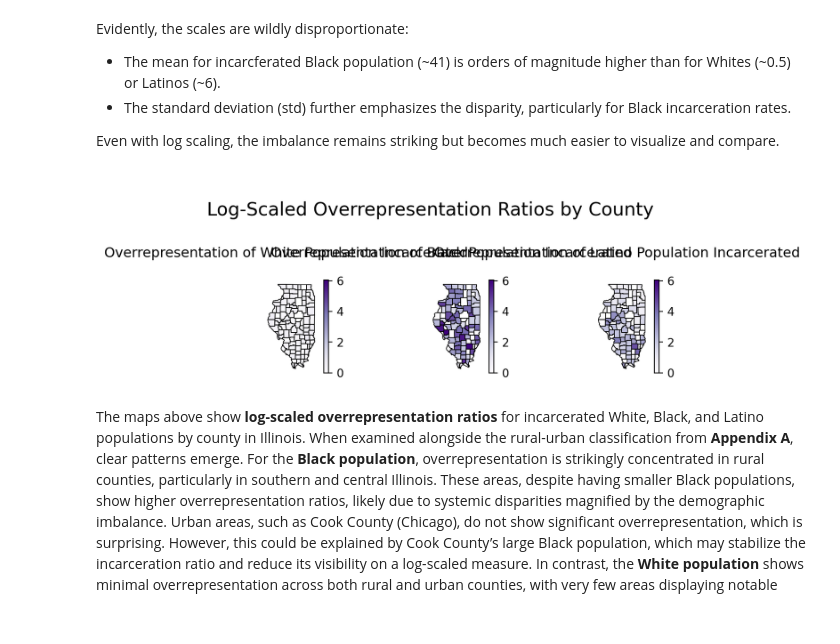
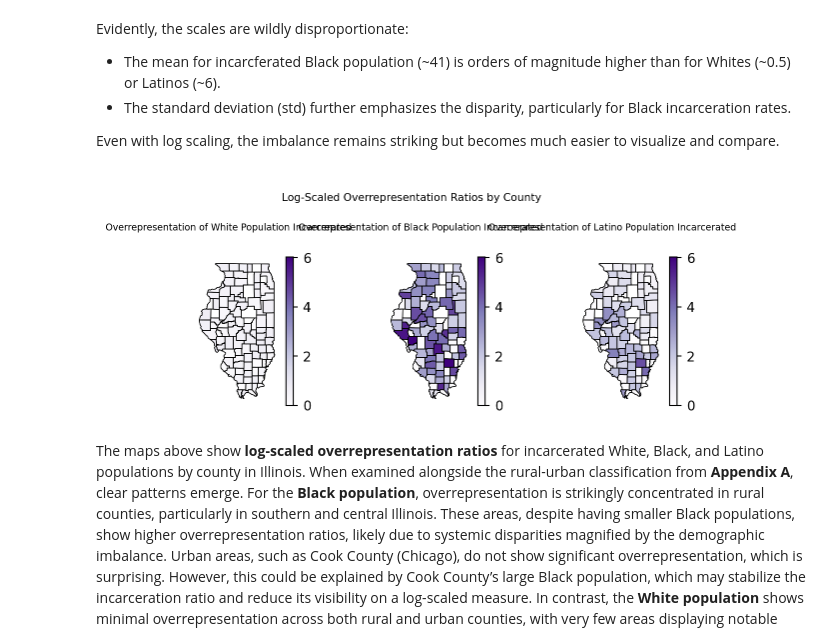
Before and after one commit to courtneyrgreen/chicago-misconduct-analysis, a Jupyter notebook: technical-details/eda/main.ipynb, the cells around one changed output. Saved outputs shown, nothing was run; the diff lists cells and outputs as text; code cells hidden in the pictures.

```diff
--- a/technical-details/eda/main.ipynb
+++ b/technical-details/eda/main.ipynb
@@ -977,7 +975,7 @@ races_to_plot = ["Black", "White", "Hispanic", "Asian"]
 
 # Create subplots
 fig, axes = plt.subplots(
-    2, len(races_to_plot), figsize=(6, 6), constrained_layout=True
+    2, len(races_to_plot), figsize=(20, 20), constrained_layout=True
 )
 
 # Plot each race's data (including Cook County with log scale) on the first row
@@ -1250,34 +1250,34 @@ all_log_ratios = pd.concat(
 # Get global color scale for log values
 vmin, vmax = all_log_ratios.min(), all_log_ratios.max()
 
 # Create subplots
 fig, axes = plt.subplots(1, 3, figsize=(6, 2.5), constrained_layout=True)
 
 # Plot each log-scaled ratio
 for i, ratio in enumerate(ratios_to_plot):
     # BASE LAYER: Plot county boundaries
     illinois_counties.boundary.plot(ax=axes[i], linewidth=0.5, color="black")
 
     # OVERLAY: Plot the log-transformed ratio data
     merged_demographics.plot(
         column=f"log_{ratio}",
         cmap="Purples",
         linewidth=0.5,
         edgecolor="black",
         ax=axes[i],
         legend=True,
         vmin=vmin,  # Global log scale min
         vmax=vmax,  # Global log scale max
     )
 
     # Centered titles
-    axes[i].set_title(titles[i], fontsize=12, loc="center", pad=20, x=0.4)
+    axes[i].set_title(titles[i], fontsize=7, loc="center", pad=20, x=0.4)
 
     axes[i].set_axis_off()  # Hide axes for clean appearance
 
-plt.suptitle("\n Log-Scaled Overrepresentation Ratios by County \n", fontsize=16)
+plt.suptitle("\n Log-Scaled Overrepresentation Ratios by County \n", fontsize=8)
 
 plt.show()
 # %% [output]
-[figure, old version]
+[figure, new version]
 # %% [markdown]
```
Also changed, not shown: parts of 7 cells of this notebook, 6 other files.
